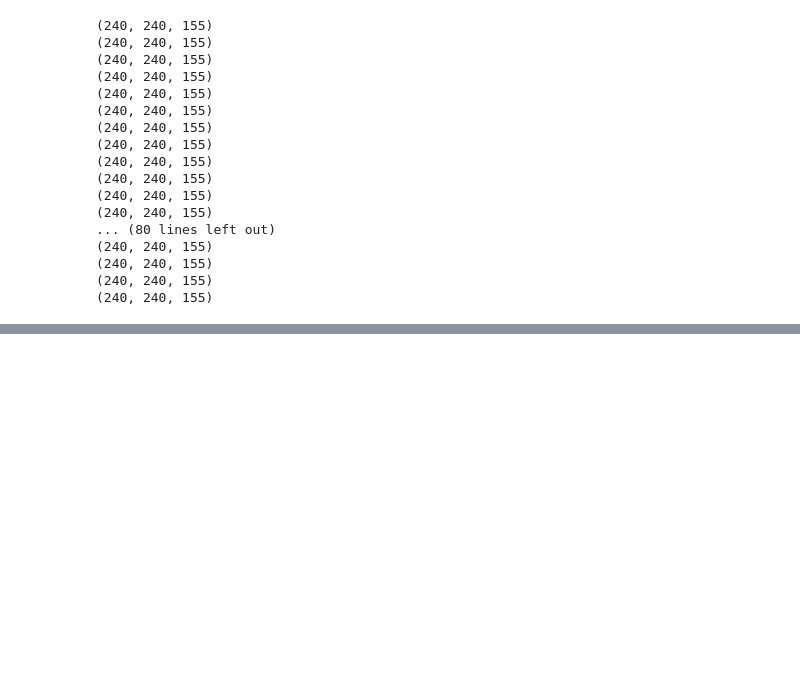
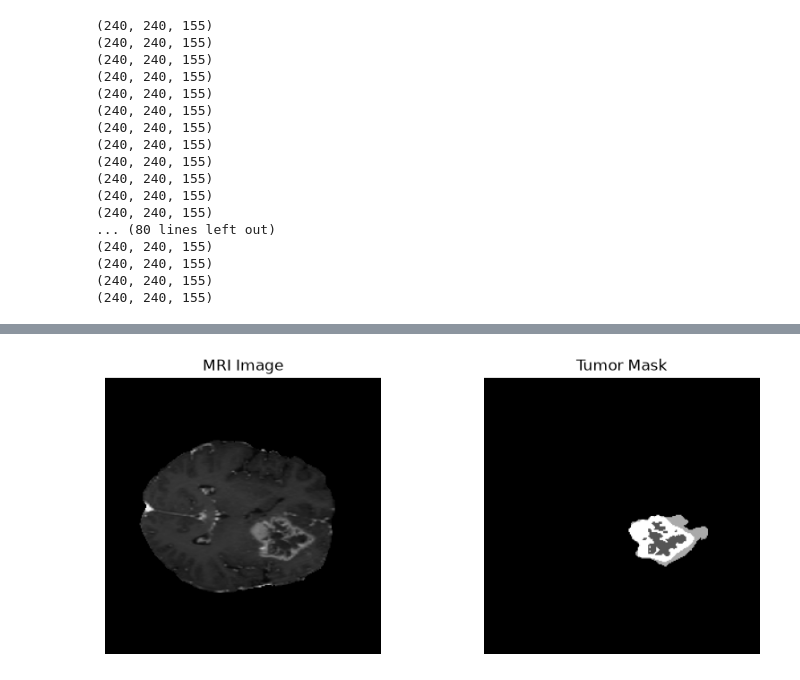
Before and after one commit to henilparmar01/Brain-Tumor-Segmentation, a Jupyter notebook: pratice.ipynb, the cells around one changed output, grey strips where cells are left out. Saved outputs shown, nothing was run; the diff lists cells and outputs as text; code cells hidden in the pictures; blank space fills up the shorter version.

```diff
--- a/pratice.ipynb
+++ b/pratice.ipynb
@@ -124,0 +256,22 @@ for patient in patient_folders:
+# %%
+import matplotlib.pyplot as plt
+
+image, mask = dataset[75]
+
+image_display = image.permute(1, 2, 0)
+
+plt.figure(figsize=(10, 4))
+
+plt.subplot(1, 2, 1)
+plt.imshow(image_display[:, :, 0], cmap="gray")
+plt.title("MRI Image")
+plt.axis("off")
+
+plt.subplot(1, 2, 2)
+plt.imshow(mask, cmap="gray")
+plt.title("Tumor Mask")
+plt.axis("off")
+
+plt.show()
+# %% [output]
+[figure, added]
```
Also changed, not shown: parts of 8 cells of this notebook, 2 other files.
